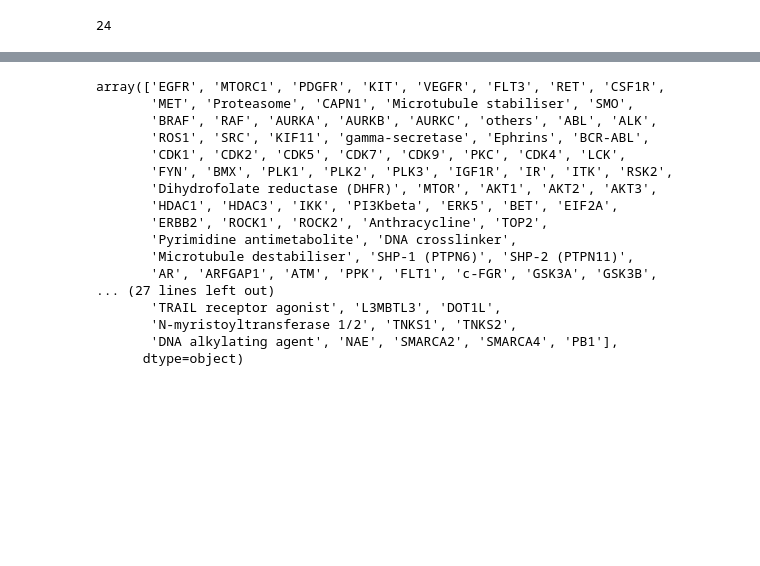
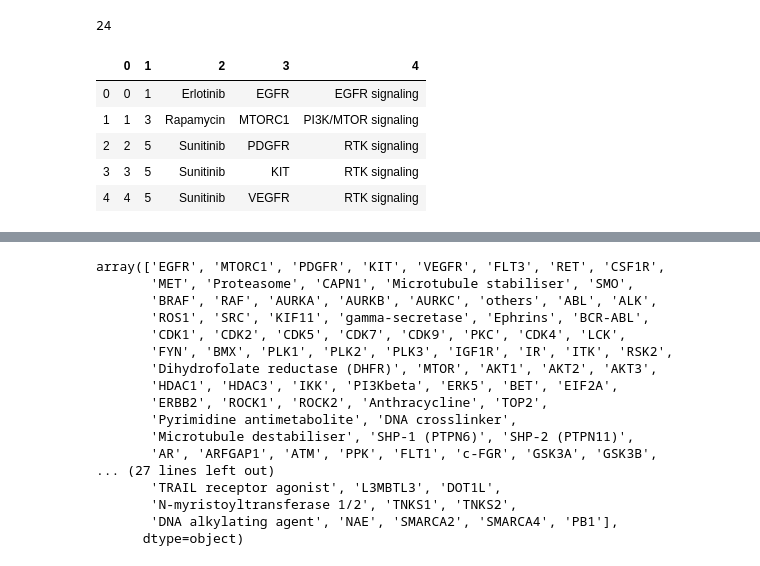
Before and after one commit to esko22/ucb-w210-cap-drug-response, a Jupyter notebook: DrugProfiles/drug_profile_eda.ipynb, the cells around one changed output, grey strips where cells are left out. Cells and saved outputs as stored; diff of their text form; code cells hidden in the pictures; blank space fills up the shorter version.

```diff
--- a/DrugProfiles/drug_profile_eda.ipynb
+++ b/DrugProfiles/drug_profile_eda.ipynb
@@ -234,4 +232,13 @@ for index, row in drug_df_2.iterrows():
         td_id += 1
 # %%
 target_drug_matrix_df = pd.DataFrame(targret_drug_matrix)
+# %%
+target_drug_matrix_df.head()
+# %% [output]
+|  | 0 | 1 | 2 | 3 | 4 |
+| 0 | 0 | 1 | Erlotinib | EGFR | EGFR signaling |
+| 1 | 1 | 3 | Rapamycin | MTORC1 | PI3K/MTOR signaling |
+| 2 | 2 | 5 | Sunitinib | PDGFR | RTK signaling |
+| 3 | 3 | 5 | Sunitinib | KIT | RTK signaling |
+| 4 | 4 | 5 | Sunitinib | VEGFR | RTK signaling |
 # %%
```
Also changed, not shown: parts of 5 cells of this notebook, 4 other files.
